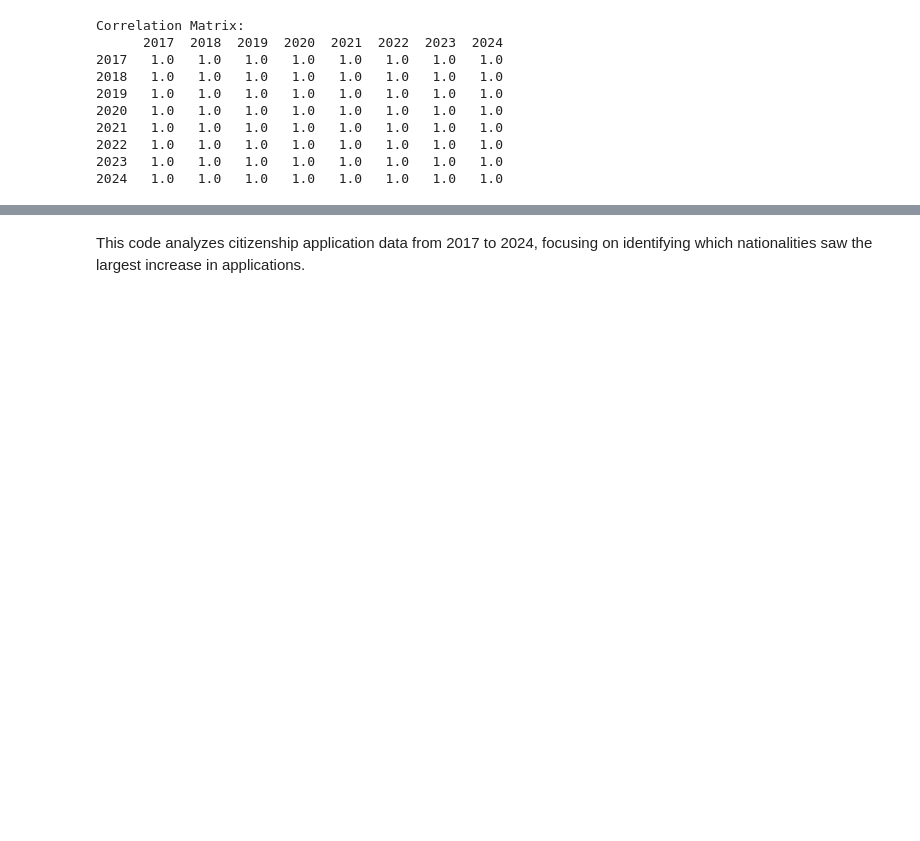
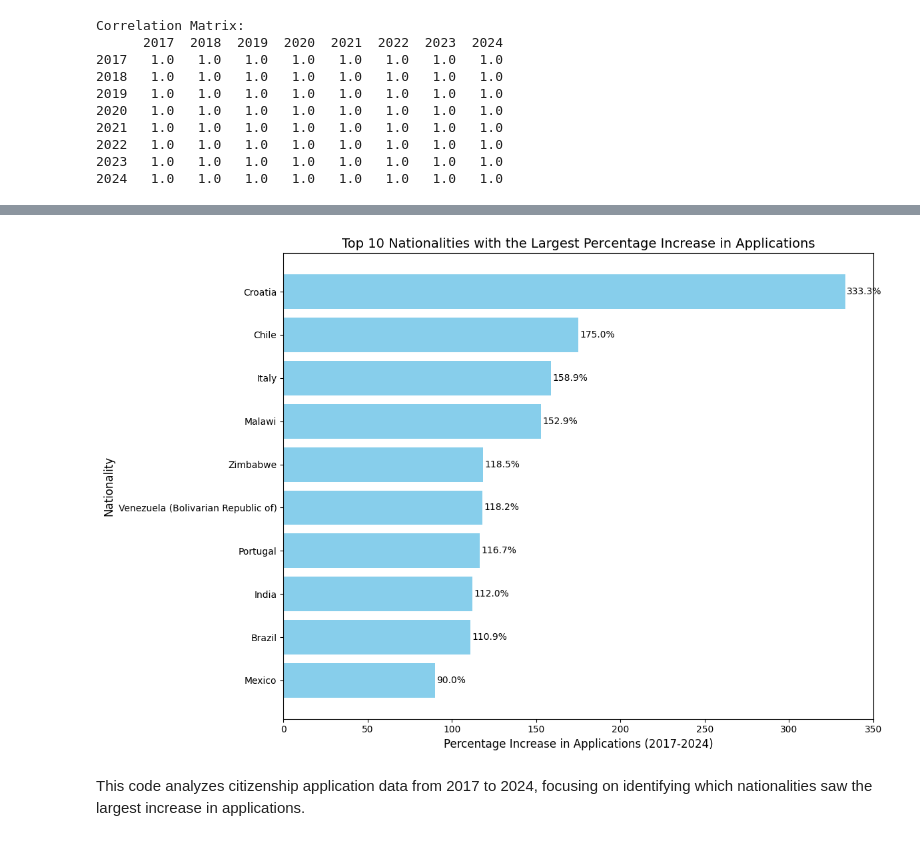
Before and after one commit to CarlosRigueti/Practical-Assignments, a Jupyter notebook: bigproject.ipynb/bigproject.ipynb, the cells around one changed output, grey strips where cells are left out. Drawn from its saved outputs; the diff is of its cells as text; code cells hidden in the pictures; blank space fills up the shorter version.

```diff
--- a/bigproject.ipynb/bigproject.ipynb
+++ b/bigproject.ipynb/bigproject.ipynb
@@ -365,3 +408,33 @@ Correlation Matrix:
+# %%
+# Select the top 10 nationalities with the largest percentage increase
+top_10 = result.head(10)
+
+# Plot the data
+plt.figure(figsize=(12, 8))
+bars = plt.barh(top_10['Nationality'], top_10['Percentage Increase'], color='skyblue')
+
+# Add data labels to the bars
+for bar in bars:
+    plt.text(
+        bar.get_width() + 1,  # Position to the right of the bar
+        bar.get_y() + bar.get_height() / 2,  # Centered vertically on the bar
+        f"{bar.get_width():.1f}%",  # Percentage value as text
+        va='center', fontsize=10
+    )
+
+# Add labels and title
+plt.xlabel('Percentage Increase in Applications (2017-2024)', fontsize=12)
+plt.ylabel('Nationality', fontsize=12)
+plt.title('Top 10 Nationalities with the Largest Percentage Increase in Applications', fontsize=14)
+
+# Invert y-axis to display the highest percentage increase at the top
+plt.gca().invert_yaxis()
+
+# Adjust layout and show the plot
+plt.tight_layout()
+plt.show()
+# %% [output]
+[figure, added]
 # %% [markdown]
 This code analyzes citizenship application data from 2017 to 2024, focusing on identifying which nationalities saw the largest increase in applications.
 # %% [markdown]
```
Also changed, not shown: parts of 1 cell of this notebook.
